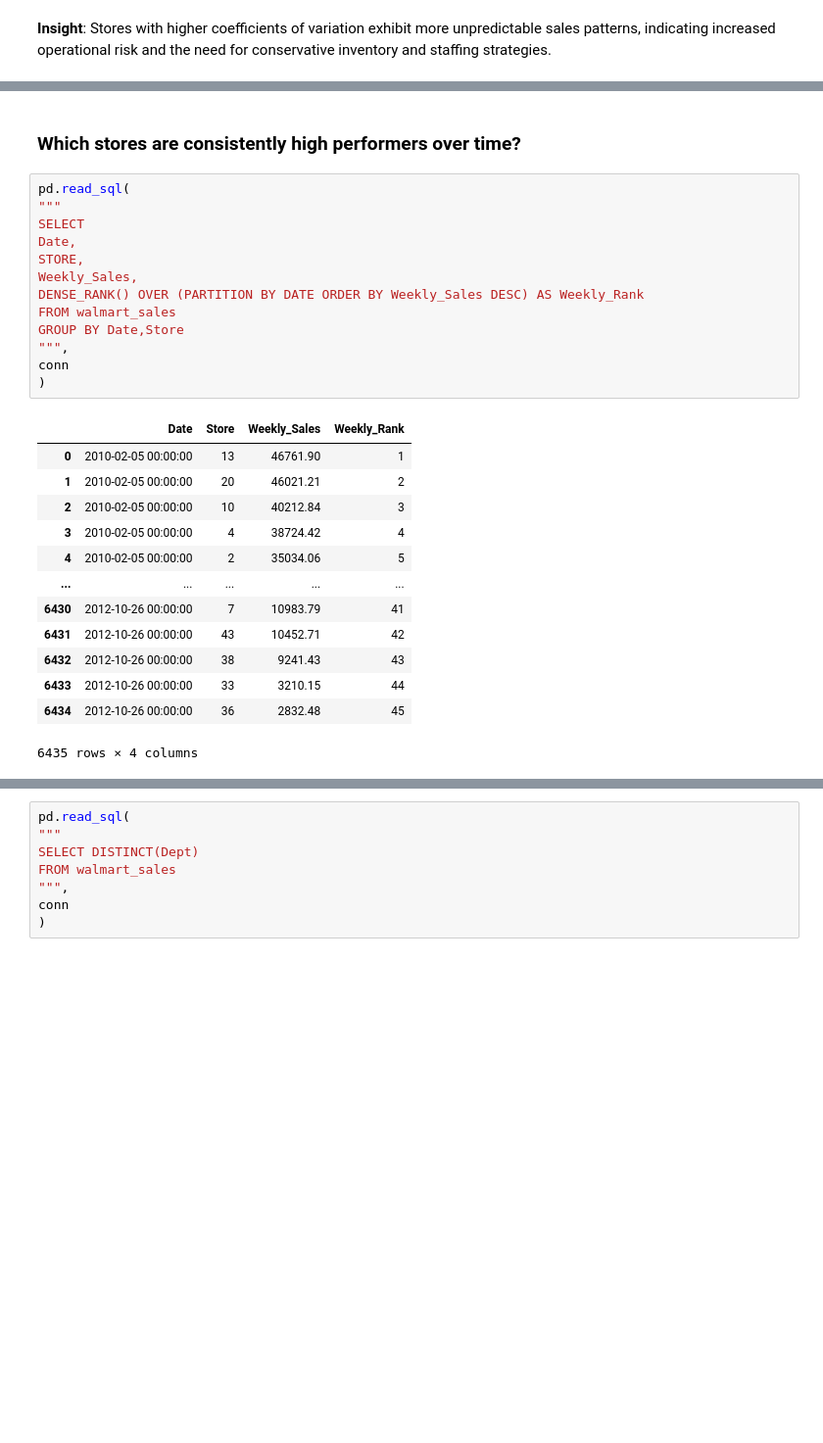
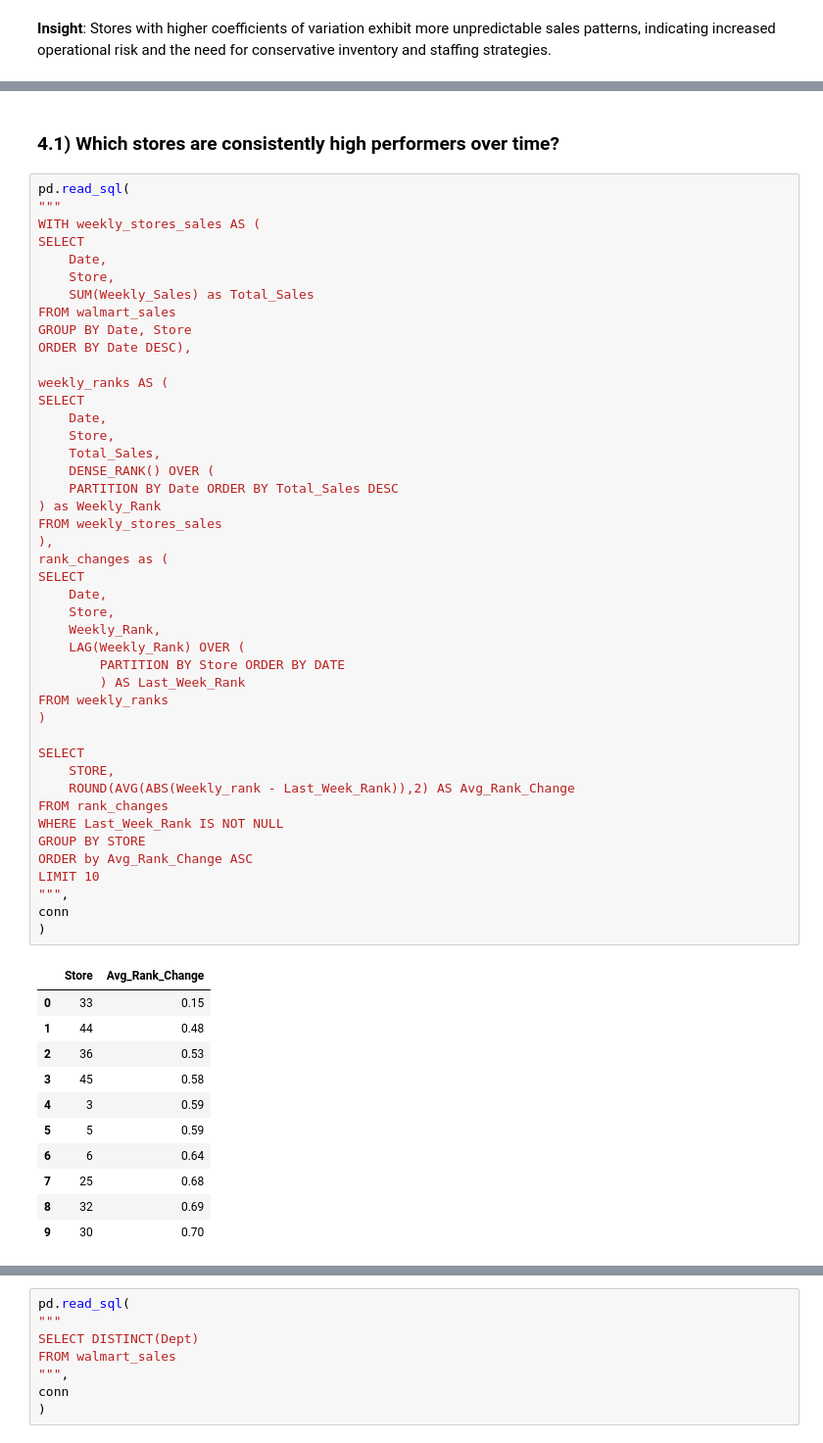
Before and after one commit to DavidO1621/Walmart-kpi-project, a Jupyter notebook: notebooks/02_SQL_KPIs.ipynb, the cells around one changed output, grey strips where cells are left out. Shown at 98% size. Cells and saved outputs as stored; diff of their text form; blank space fills up the shorter version.

```diff
--- a/notebooks/02_SQL_KPIs.ipynb
+++ b/notebooks/02_SQL_KPIs.ipynb
@@ -255,29 +257,58 @@ conn
 # %% [markdown]
-### Which stores are consistently high performers over time?
+### 4.1) Which stores are consistently high performers over time?
 # %%
 pd.read_sql(
 """
+WITH weekly_stores_sales AS (
 SELECT
-Date,
-STORE,
-Weekly_Sales,
-DENSE_RANK() OVER (PARTITION BY DATE ORDER BY Weekly_Sales DESC) AS Weekly_Rank
+    Date,
+    Store,
+    SUM(Weekly_Sales) as Total_Sales
 FROM walmart_sales
-GROUP BY Date,Store
+GROUP BY Date, Store
+ORDER BY Date DESC),
+
+weekly_ranks AS (
+SELECT
+    Date,
+    Store,
+    Total_Sales,
+    DENSE_RANK() OVER (
+    PARTITION BY Date ORDER BY Total_Sales DESC
+) as Weekly_Rank
+FROM weekly_stores_sales
+),
+rank_changes as (
+SELECT
+    Date,
+    Store,
+    Weekly_Rank,
+    LAG(Weekly_Rank) OVER (
+        PARTITION BY Store ORDER BY DATE
+        ) AS Last_Week_Rank
+FROM weekly_ranks
+)
+
+SELECT
+    STORE,
+    ROUND(AVG(ABS(Weekly_rank - Last_Week_Rank)),2) AS Avg_Rank_Change
+FROM rank_changes
+WHERE Last_Week_Rank IS NOT NULL
+GROUP BY STORE
+ORDER by Avg_Rank_Change ASC
+LIMIT 10
 """,
 conn
 )
 # %% [output]
-|  | Date | Store | Weekly_Sales | Weekly_Rank |
-| 0 | 2010-02-05 00:00:00 | 13 | 46761.90 | 1 |
-| 1 | 2010-02-05 00:00:00 | 20 | 46021.21 | 2 |
-| 2 | 2010-02-05 00:00:00 | 10 | 40212.84 | 3 |
-| 3 | 2010-02-05 00:00:00 | 4 | 38724.42 | 4 |
-| 4 | 2010-02-05 00:00:00 | 2 | 35034.06 | 5 |
-| ... | ... | ... | ... | ... |
-| 6430 | 2012-10-26 00:00:00 | 7 | 10983.79 | 41 |
-| 6431 | 2012-10-26 00:00:00 | 43 | 10452.71 | 42 |
-| 6432 | 2012-10-26 00:00:00 | 38 | 9241.43 | 43 |
-| 6433 | 2012-10-26 00:00:00 | 33 | 3210.15 | 44 |
-| 6434 | 2012-10-26 00:00:00 | 36 | 2832.48 | 45 |
+|  | Store | Avg_Rank_Change |
+| 0 | 33 | 0.15 |
+| 1 | 44 | 0.48 |
+| 2 | 36 | 0.53 |
+| 3 | 45 | 0.58 |
+| 4 | 3 | 0.59 |
+| 5 | 5 | 0.59 |
+| 6 | 6 | 0.64 |
+| 7 | 25 | 0.68 |
+| 8 | 32 | 0.69 |
+| 9 | 30 | 0.70 |
-6435 rows × 4 columns
```
Also changed, not shown: parts of 8 cells of this notebook.
